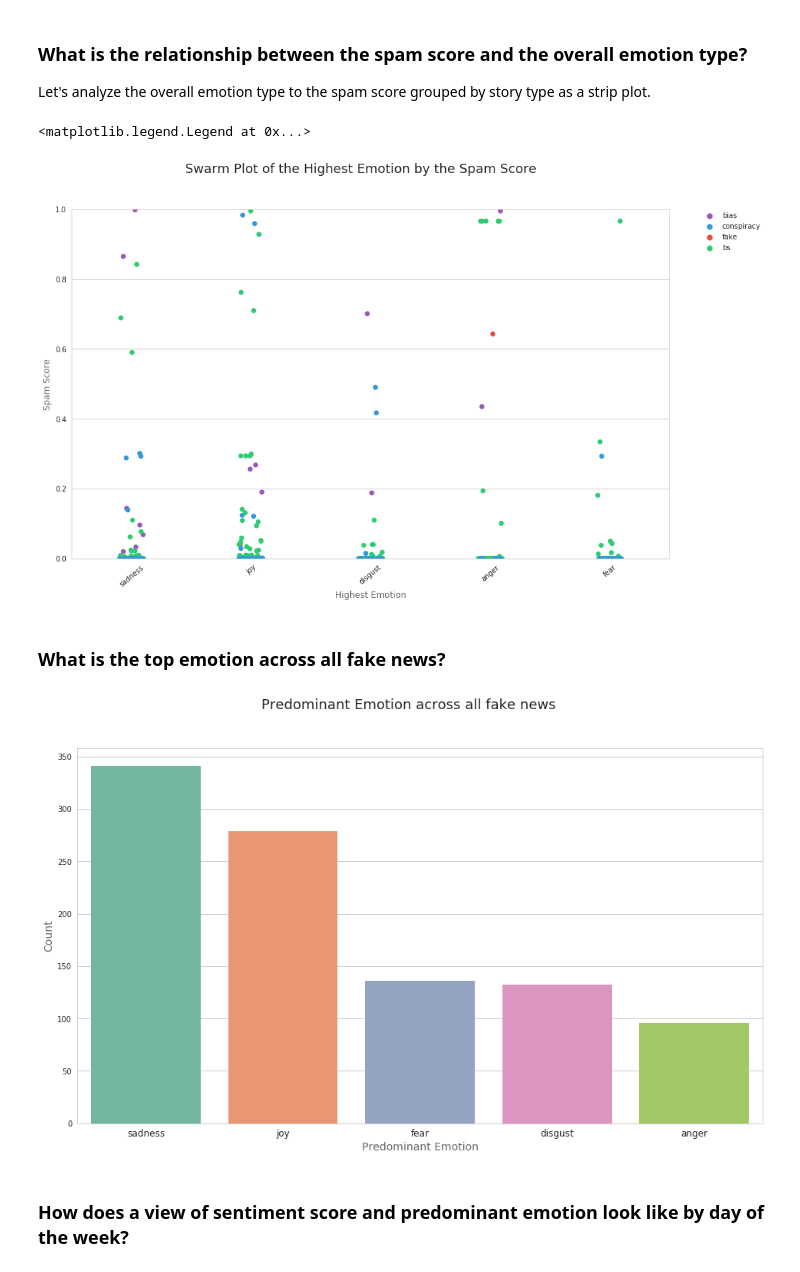
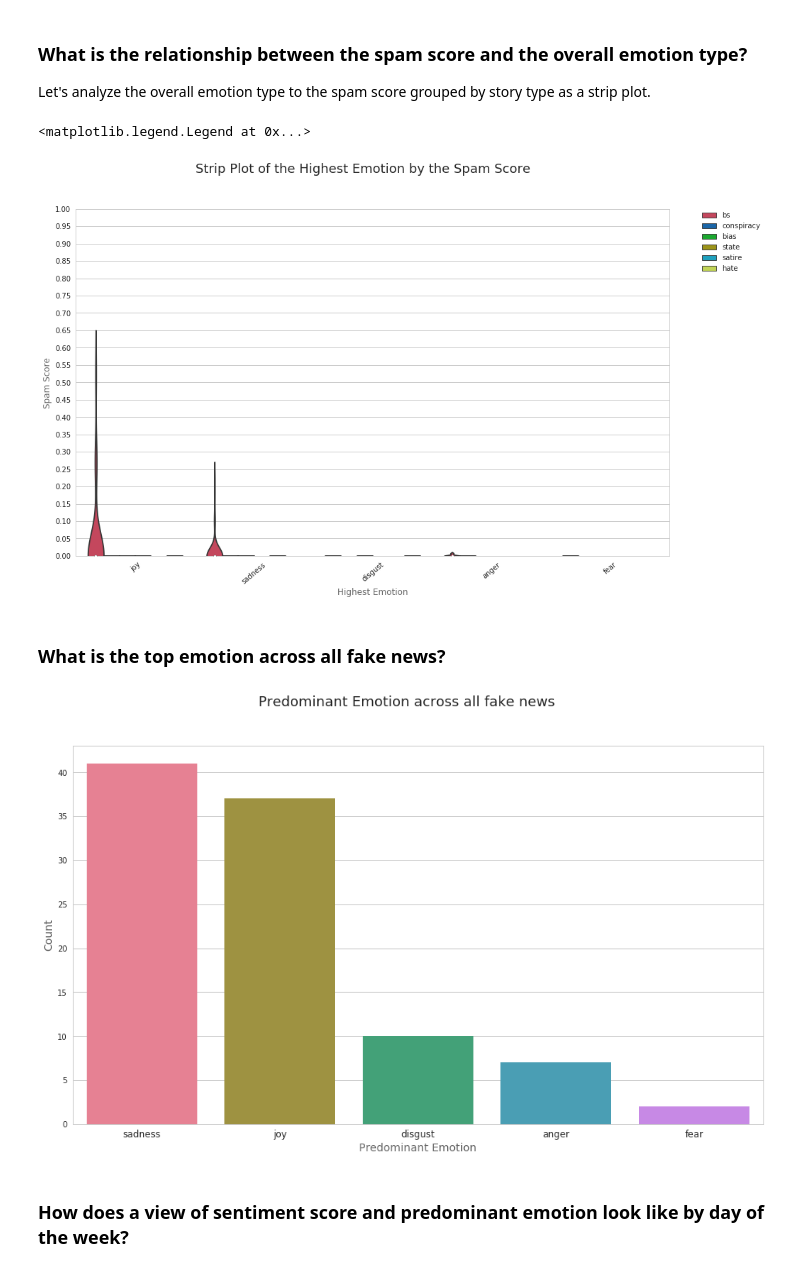
Before and after one commit to swamichandra/AnalyzeFakeNews, a Jupyter notebook: Analyze Fake News with Watson NLU.ipynb, the cells around one changed output. Cells and saved outputs as stored; diff of their text form; code cells hidden in the pictures.

```diff
--- a/Analyze Fake News with Watson NLU.ipynb
+++ b/Analyze Fake News with Watson NLU.ipynb
@@ -135,5 +132,3 @@ WATSON_NLU_PASSWORD = 'YOUR WATSON NLU PASSWORD'
 # %%
 # Create connections to the Watson services using the client SDK
-nlu = NaturalLanguageUnderstandingV1(version='2017-02-27',
-                                                            username=WATSON_NLU_USERNAME,
-                                                            password=WATSON_NLU_PASSWORD)
+nlu = NaturalLanguageUnderstandingV1(version='2017-02-27', username=WATSON_NLU_USERNAME, password=WATSON_NLU_PASSWORD)
@@ -161,0 +160,5 @@ df_data_fake_orig.head(2)
+# %%
+__NUMBER_OF_CSV_RECORDS_TO_READ = 100
+# %%
+random_rows = np.random.choice(df_data_fake_orig.index.values, __NUMBER_OF_CSV_RECORDS_TO_READ)
+df_data_fake_orig = df_data_fake_orig.ix[random_rows]
@@ -315,12 +316,14 @@ See detailed API documentation for the Watson NLU API at __[Watson NLU API Refer
 # %% [markdown]
 ### Enrich using Watson NLU
 # %%
+%%time
+
 # define the list of enrichments to apply using Watson NLU
 # See here for the enrichments you can apply https://www.ibm.com/watson/developercloud/doc/natural-language-understanding/
 # If you are modifying this script add or remove the enrichments as needed
 # Define the list of features to get enrichment values for entities, keywords, emotion and sentiment
-features = Features(entities=EntitiesOptions(),
-                    keywords=KeywordsOptions(),
+features = Features(entities=EntitiesOptions(limit=3),
+                    keywords=KeywordsOptions(limit=5),
                     emotion=EmotionOptions(),
                     sentiment=SentimentOptions())
 
@@ -331,6 +334,9 @@ highestEmotion = []
 highestEmotionScore = []
 kywords = []
 entities = []
+
+# Simple counter to track NLU usage
+usage = 0
 
 # Let's use the text column from the fake news data set and enrich it using Watson NLU
 # Go thru every reponse and enrich the text using NLU
@@ -387,6 +393,11 @@ for text in df_data_fake_orig['text']:
     else:
         entities.append("")
 
+    # Get the usage information for the request
+    if 'usage' in enriched_json:
+        usage = usage + int(enriched_json["usage"]["text_units"])
+
+
 # Create columns from the list and append to the DataFrame
 if highestEmotion:
     df_data_fake_orig['TextHighestEmotion'] = highestEmotion
@@ -405,5 +416,5 @@ df_data_fake_orig['TextEntities'] = entities
 df_data_fake_orig["MaxTextKeywords"] = df_data_fake_orig["TextKeywords"].apply(lambda x: x.split(',')[0])
 df_data_fake_orig["MaxTextEntity"] = df_data_fake_orig["TextEntities"].apply(lambda x: x.split(',')[0])
 
-print('Successfully enriched the dataframe using Watson NLU ...')
+print('Successfully enriched the dataframe using Watson NLU. Usage was ' + str(usage) + " text units (Number of 10,000-character units processed)")
 # %% [output]
@@ -558,34 +578,36 @@ df_data_fake_orig.MaxTextEntity.value_counts().nlargest(10).plot.bar(figsize=(18
 Let's analyze the overall emotion type to the spam score grouped by story type as a strip plot.
 # %%
 sns.set(style="whitegrid", color_codes=True)
-flatui = ["#9b59b6", "#3498db", "#e74c3c", "#2ecc71"]
-x = np.arange(0.01,1.0)
+flatui = ["#D93250", "#0468BF", "#04BF20", "#B2A703", "#04B2D9", "#D0E941"]
 
 fig, ax = plt.subplots()
-sns.stripplot(x=df_data_fake_orig["TextHighestEmotion"], y=df_data_fake_orig["spam_score"],
-              data=df_data_fake_orig, jitter=True, size=7,
+sns.violinplot(x=df_data_fake_orig["TextHighestEmotion"], y=df_data_fake_orig["spam_score"],
+              data=df_data_fake_orig,
               hue=df_data_fake_orig["type"], palette=flatui);
+
 
 # set the chart title, size and axis labels
 fig.set_size_inches(15, 9)
-fig.suptitle('Swarm Plot of the Highest Emotion by the Spam Score', fontsize=18)
+fig.suptitle('Strip Plot of the Highest Emotion by the Spam Score', fontsize=18)
 ax.set_xlabel("Highest Emotion", size=12, alpha=0.7)
 ax.set_ylabel("Spam Score", size=12, alpha=0.7)
+ax.yaxis.set_major_locator(ticker.MultipleLocator(.05))
+#ax.set_yscale('log')
 plt.xticks(rotation=40, fontsize=10)
 plt.gca().set_ylim(0,1)
 #plt.yticks(x[:-1])
 # Legend outside of the fig
 plt.legend(bbox_to_anchor=(1.05, 1), loc=2, borderaxespad=0.)
 # %% [output]
 <matplotlib.legend.Legend at 0x...>
-[figure, old version]
+[figure, new version]
 # %% [markdown]
 ### What is the top emotion across all fake news?
 # %%
 sns.set(style="whitegrid", color_codes=True)
 fig, ax = plt.subplots()
 
-sns.countplot(x="TextHighestEmotion", palette="Set2",
+sns.countplot(x="TextHighestEmotion", palette="husl",
               data=df_data_fake_orig,
               order=df_data_fake_orig['TextHighestEmotion'].value_counts().index)
 
@@ -598,7 +620,7 @@ plt.xticks(rotation=0, fontsize=12)
 # Legend outside of the fig
 plt.legend(bbox_to_anchor=(1.05, 1), loc=2, borderaxespad=0.)
 # %% [output]
-[figure, old version]
+[figure, new version]
 # %% [markdown]
 ### How does a view of sentiment score and predominant emotion look like by day of the week?
 # %%
```
Also changed, not shown: parts of 40 cells of this notebook.
